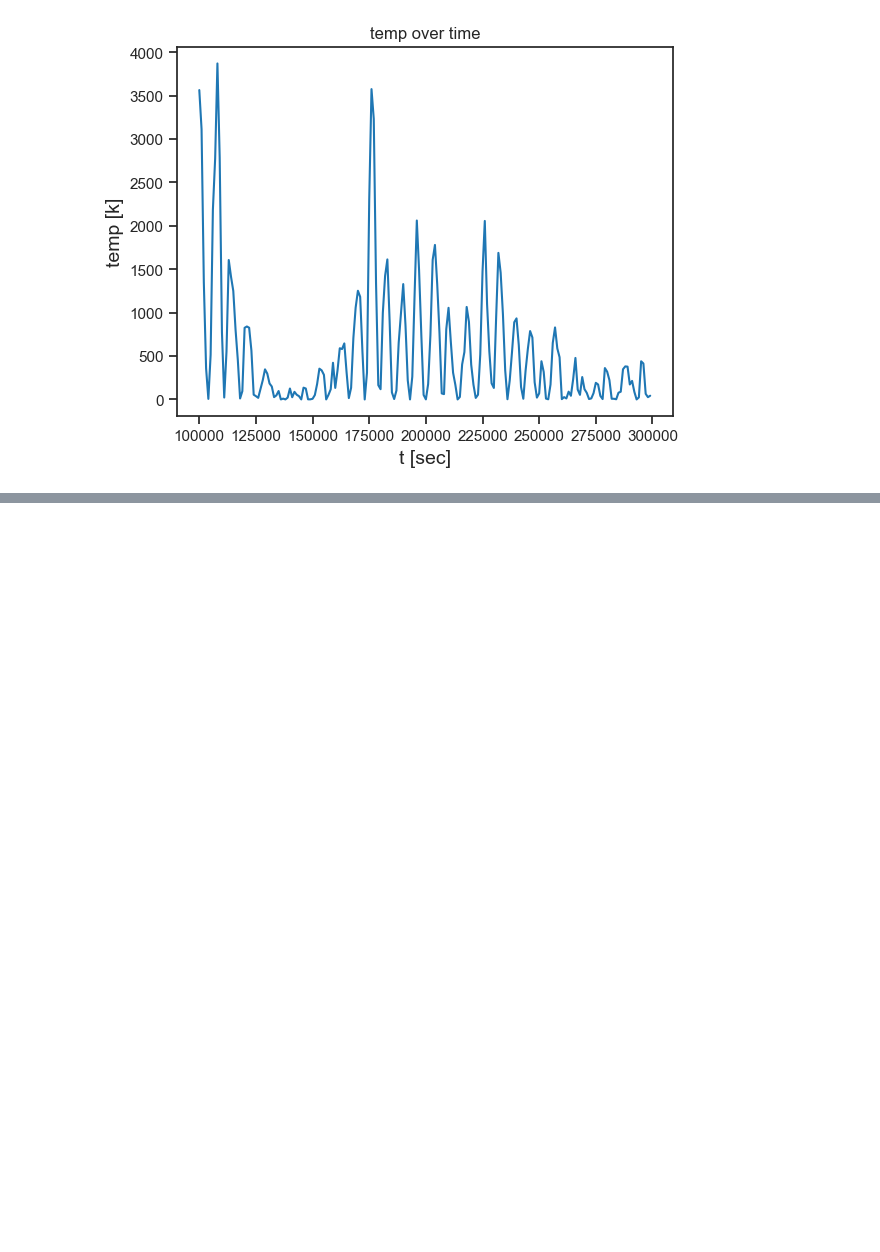
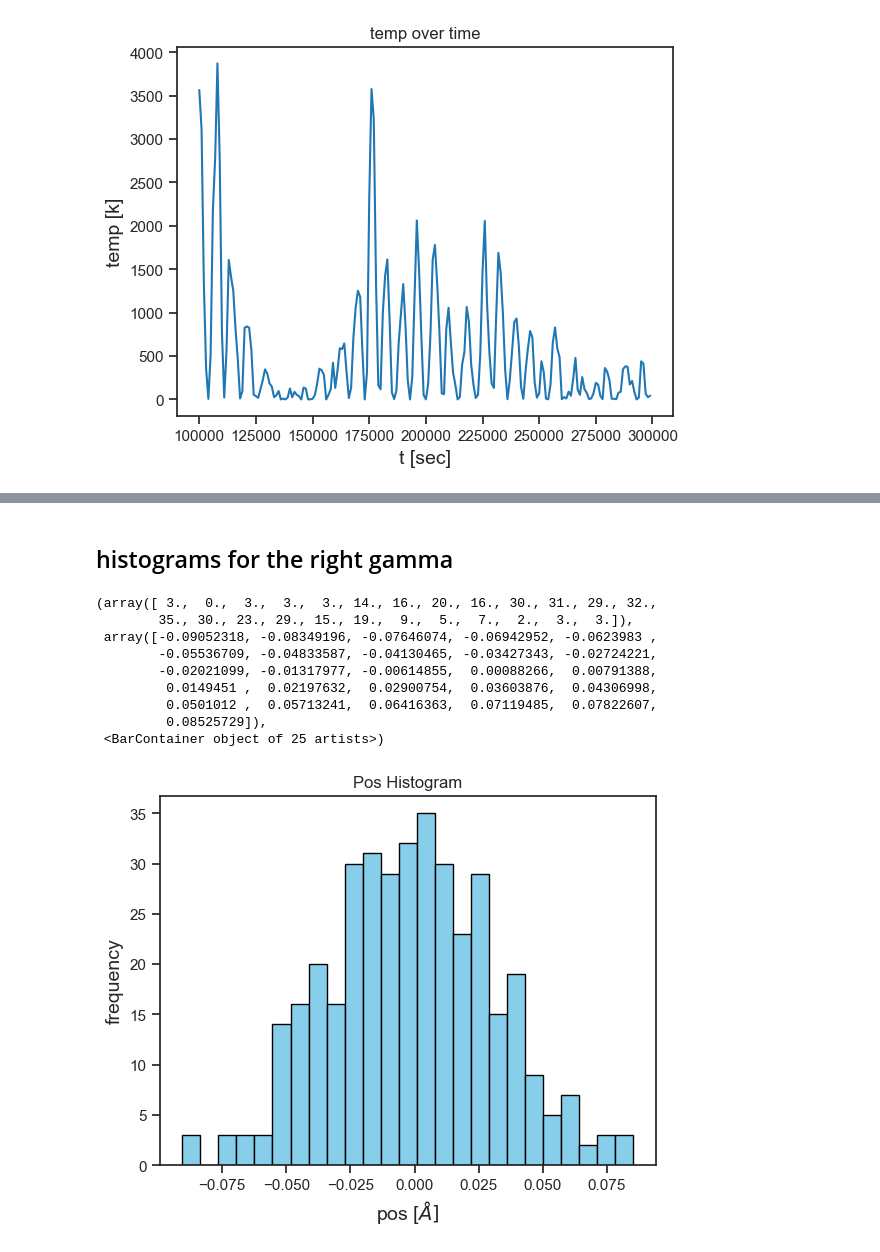
Before and after one commit to SagiMeir/Simulations4Beginners, a Jupyter notebook: getting_started.ipynb, the cells around one changed output, grey strips where cells are left out. Drawn from its saved outputs; the diff is of its cells as text; code cells hidden in the pictures; blank space fills up the shorter version.

```diff
--- a/getting_started.ipynb
+++ b/getting_started.ipynb
@@ -346,0 +377,39 @@ plt.plot(df['step'].values, df['temp'].values)
+# %% [markdown]
+## histograms for the right gamma
+# %%
+import numpy as np
+import pandas as pd
+import matplotlib.pyplot as plt
+# and for nice looking plots:
+import seaborn as sns
+sns.set_theme(style="ticks",rc={'axes.labelsize':14},palette='tab10')
+
+xyz = open("SimForHist.xyz", 'r')
+posX, posY, posZ, time = ([] for i in range(4))
+count = 0
+for i in xyz:
+    if(count % 3 != 2):
+        pass
+    else:
+        line = i.split()
+        posX.append(float(line[1]))
+        posY.append(float(line[2]))
+        posZ.append(float(line[3]))
+    count += 1
+xyz.close()
+
+plt.xlabel(r"pos [$\AA ]$")
+plt.ylabel('frequency')
+plt.title('Pos Histogram')
+plt.hist(posX, 25, color='skyblue', edgecolor='black')
+# %% [output]
+(array([ 3.,  0.,  3.,  3.,  3., 14., 16., 20., 16., 30., 31., 29., 32.,
+        35., 30., 23., 29., 15., 19.,  9.,  5.,  7.,  2.,  3.,  3.]),
+ array([-0.09052318, -0.08349196, -0.07646074, -0.06942952, -0.0623983 ,
+        -0.05536709, -0.04833587, -0.04130465, -0.03427343, -0.02724221,
+        -0.02021099, -0.01317977, -0.00614855,  0.00088266,  0.00791388,
+         0.0149451 ,  0.02197632,  0.02900754,  0.03603876,  0.04306998,
+         0.0501012 ,  0.05713241,  0.06416363,  0.07119485,  0.07822607,
+         0.08525729]),
+ <BarContainer object of 25 artists>)
+[figure, added]
```
Also changed, not shown: parts of 3 cells of this notebook, 2 other files.
